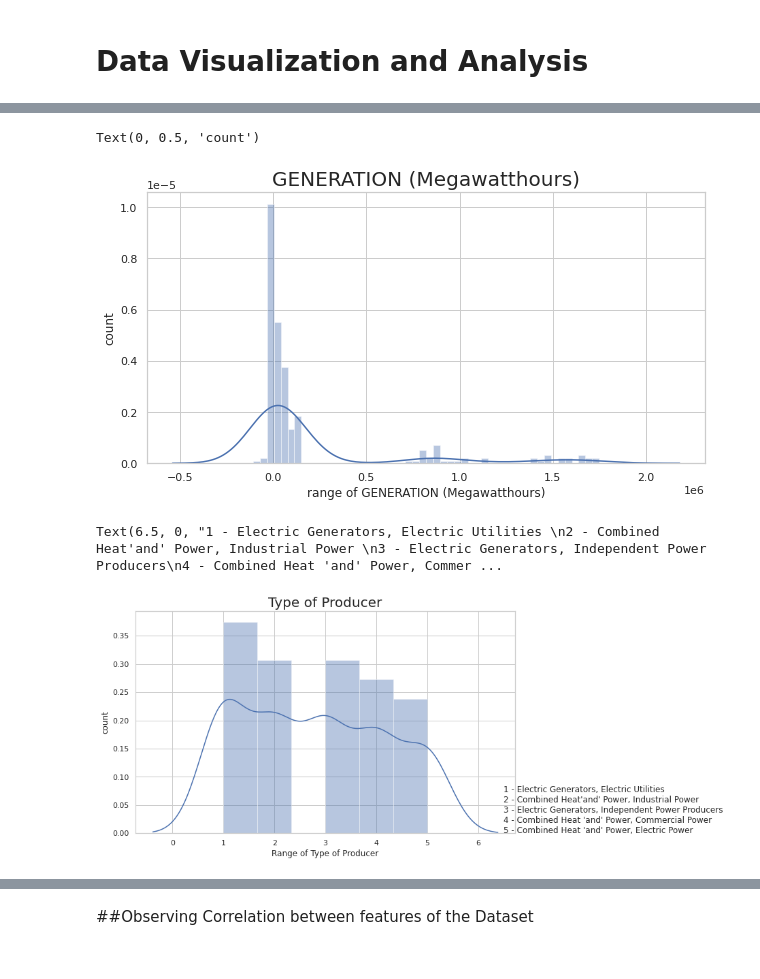
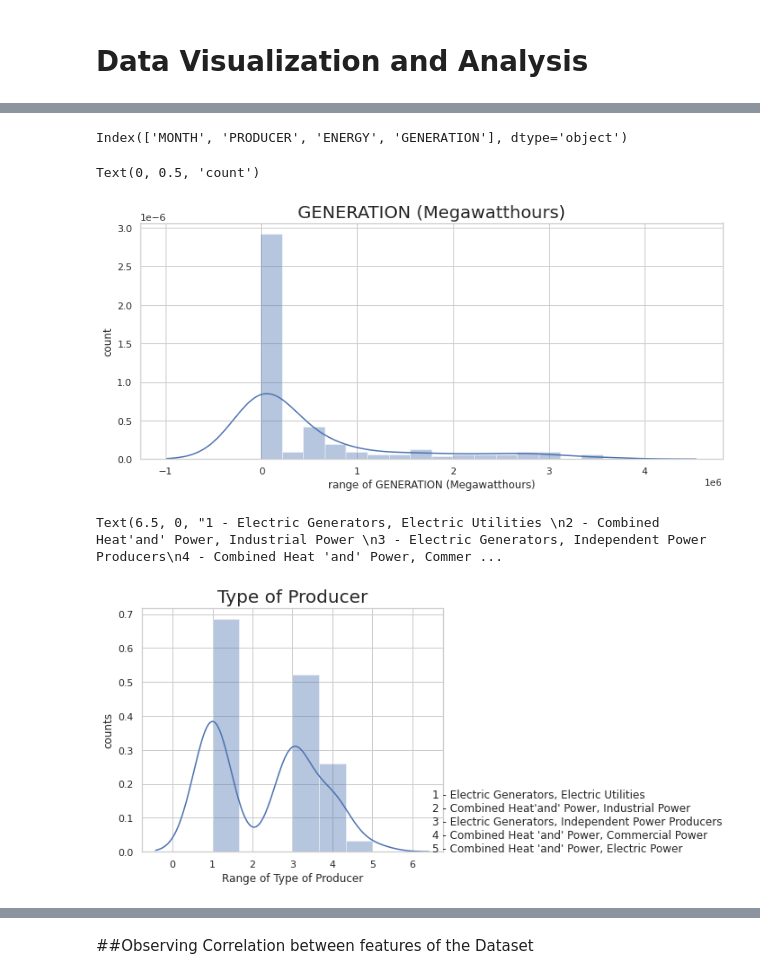
Before and after one commit to edilmita1/edilmita, a Jupyter notebook: capstoneActual.ipynb, the cells around one changed output, grey strips where cells are left out. Cells and saved outputs as stored; diff of their text form; code cells hidden in the pictures.

```diff
--- a/capstoneActual.ipynb
+++ b/capstoneActual.ipynb
@@ -119,7 +134,7 @@ allmydata.shape
 # %% [markdown]
 ###The user selected the state for the project.
 # %%
-mydata = allmydata[allmydata['STATE'] == 'CA']
+mydata = allmydata[allmydata['STATE'] == 'AZ']
 
 print(mydata)
 # %% [output]
@@ -383,0 +416,4 @@ Name: ENERGY, dtype: int64
+# %%
+indexNames = mydata[mydata['GENERATION'] == 0].index
+mydata.drop(indexNames , inplace=True)
+mydata['GENERATION'].value_counts()
@@ -559,5 +683,0 @@ Replace outliers with median values for the numerical column, 'GENERATION'.
-# %%
-outliers = outlier(mydata['GENERATION'])
-mydata.loc[outliers, 'GENERATION'] = np.median(mydata.loc[:,"GENERATION"])
-
-print(mydata)
@@ -580,0 +734,4 @@ print(mydata)
+# %%
+mydata.plot.scatter(x='MONTH', y='GENERATION', title='Scatterplot of Generation per Month');
+mydata = mydata.sort_values(by=['GENERATION'], ascending=False)
+plt.xlabel("1 - January      2 - February     3 - March       4 - April\n5 - May     6 - June         7 - July       8 - August")
@@ -581,10 +745,14 @@ print(mydata)
+# %%
+mydata.columns
+# %% [output]
+Index(['MONTH', 'PRODUCER', 'ENERGY', 'GENERATION'], dtype='object')
 # %%
-plt.figure(figsize=(10, 5))
+plt.figure(figsize=(12, 5))
 sns.set(style = 'whitegrid')
 sns.distplot(mydata['GENERATION'])
 plt.title('GENERATION (Megawatthours)', fontsize = 20)
 plt.xlabel('range of GENERATION (Megawatthours)')
 plt.ylabel('count')
 # %% [output]
 Text(0, 0.5, 'count')
-[figure, old version]
+[figure, new version]
@@ -594,14 +759,14 @@ Text(0, 0.5, 'count')
 # %%
-plt.figure(figsize=(10, 6))
+plt.figure(figsize=(6, 5))
 sns.set(style = 'whitegrid')
 sns.distplot(mydata['PRODUCER'])
 plt.title('Type of Producer', fontsize = 20)
 plt.xlabel('Range of Type of Producer')
-plt.ylabel('count')
+plt.ylabel('counts')
 plt.text(6.5,0, "1 - Electric Generators, Electric Utilities \n2 - Combined Heat'and' Power, Industrial Power \n3 - Electric Generators, Independent Power Producers\n4 - Combined Heat 'and' Power, Commercial Power\n5 - Combined Heat 'and' Power, Electric Power")
 # %% [output]
 Text(6.5, 0, "1 - Electric Generators, Electric Utilities \n2 - Combined Heat'and' Power, Industrial Power \n3 - Electric Generators, Independent Power Producers\n4 - Combined Heat 'and' Power, Commer ...
-[figure, old version]
+[figure, new version]
 # %%
 plt.figure(figsize=(10, 6))
 sns.set(style = 'whitegrid')
```
Also changed, not shown: parts of 140 cells of this notebook.
